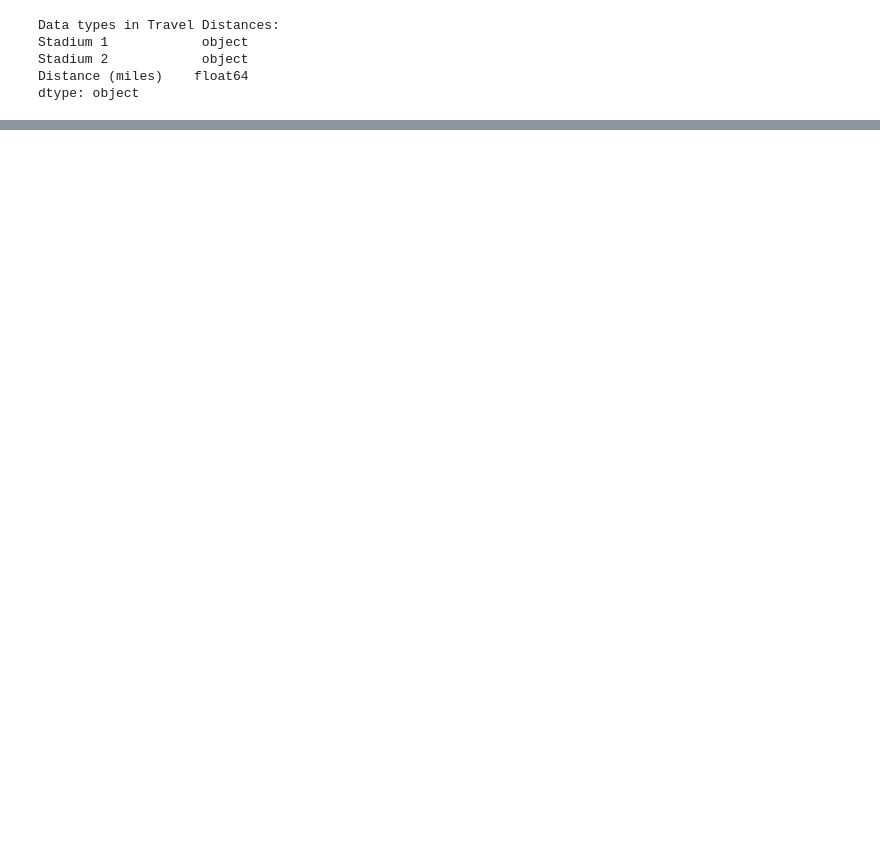
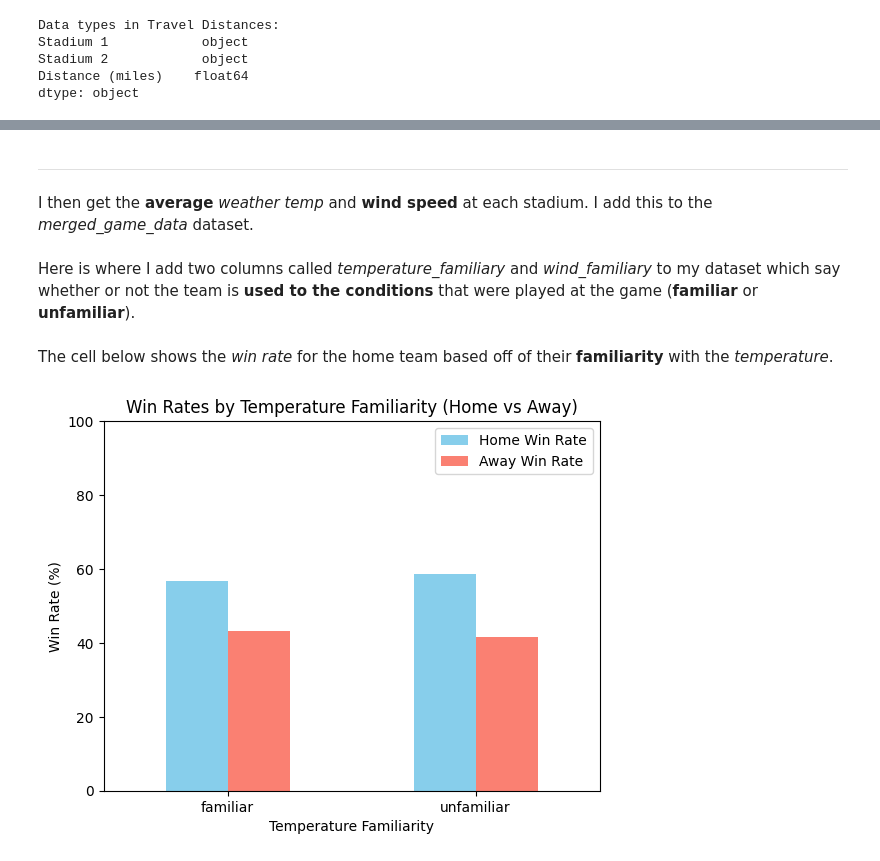
Before and after one commit to AlexDieterr/home-field-advantage, a Jupyter notebook: analysis.ipynb, the cells around one changed output, grey strips where cells are left out. Cells and saved outputs as stored; diff of their text form; code cells hidden in the pictures; blank space fills up the shorter version.

```diff
--- a/analysis.ipynb
+++ b/analysis.ipynb
@@ -846,0 +568,42 @@ plt.show()
+# %% [markdown]
+_________________________________________________________________________________________________________________________________________
+# %% [markdown]
+I then get the __average__ *weather temp* and **wind speed** at each stadium. I add this to the _merged_game_data_ dataset.
+# %%
+normal_conditions_by_stadium = merged_game_data.groupby('home_stadium')[['weather_temperature', 'weather_wind_mph']].mean().round(1)
+
+merged_game_data = merged_game_data.merge(normal_conditions_by_stadium, on='home_stadium', suffixes=('', '_home_avg'))
+# %% [markdown]
+Here is where I add two columns called _temperature_familiary_ and _wind_familiary_ to my dataset which say whether or not the team is **used to the conditions** that were played at the game (**familiar** or **unfamiliar**).
+# %%
+merged_game_data['temperature_familiarity'] = merged_game_data.apply(
+    lambda row: 'familiar' if abs(row['weather_temperature'] - row['weather_temperature_home_avg']) <= 15  else 'unfamiliar',
+    axis=1
+)
+
+merged_game_data['wind_familiarity'] = merged_game_data.apply(
+    lambda row: 'familiar' if abs(row['weather_wind_mph'] - row['weather_wind_mph_home_avg']) <= 10 else 'unfamiliar',
+    axis=1
+)
+# %% [markdown]
+The cell below shows the _win rate_ for the home team based off of their **familiarity** with the _temperature_.
+# %%
+win_rate_by_temperature_familiarity = merged_game_data.groupby('temperature_familiarity')['home_team_won'].mean() * 100
+
+away_win_rate_by_temperature_familiarity = 100 - win_rate_by_temperature_familiarity
+
+win_rates_by_temperature_familiarity = pd.DataFrame({
+    'Home Win Rate': win_rate_by_temperature_familiarity,
+    'Away Win Rate': away_win_rate_by_temperature_familiarity
+})
+
+win_rates_by_temperature_familiarity.plot(kind='bar', color=['skyblue', 'salmon'])
+plt.title('Win Rates by Temperature Familiarity (Home vs Away)')
+plt.xlabel('Temperature Familiarity')
+plt.ylabel('Win Rate (%)')
+plt.xticks(rotation=0)
+plt.ylim(0, 100)
+
+plt.show()
+# %% [output]
+[figure, added]
```
Also changed, not shown: parts of 192 cells of this notebook.
